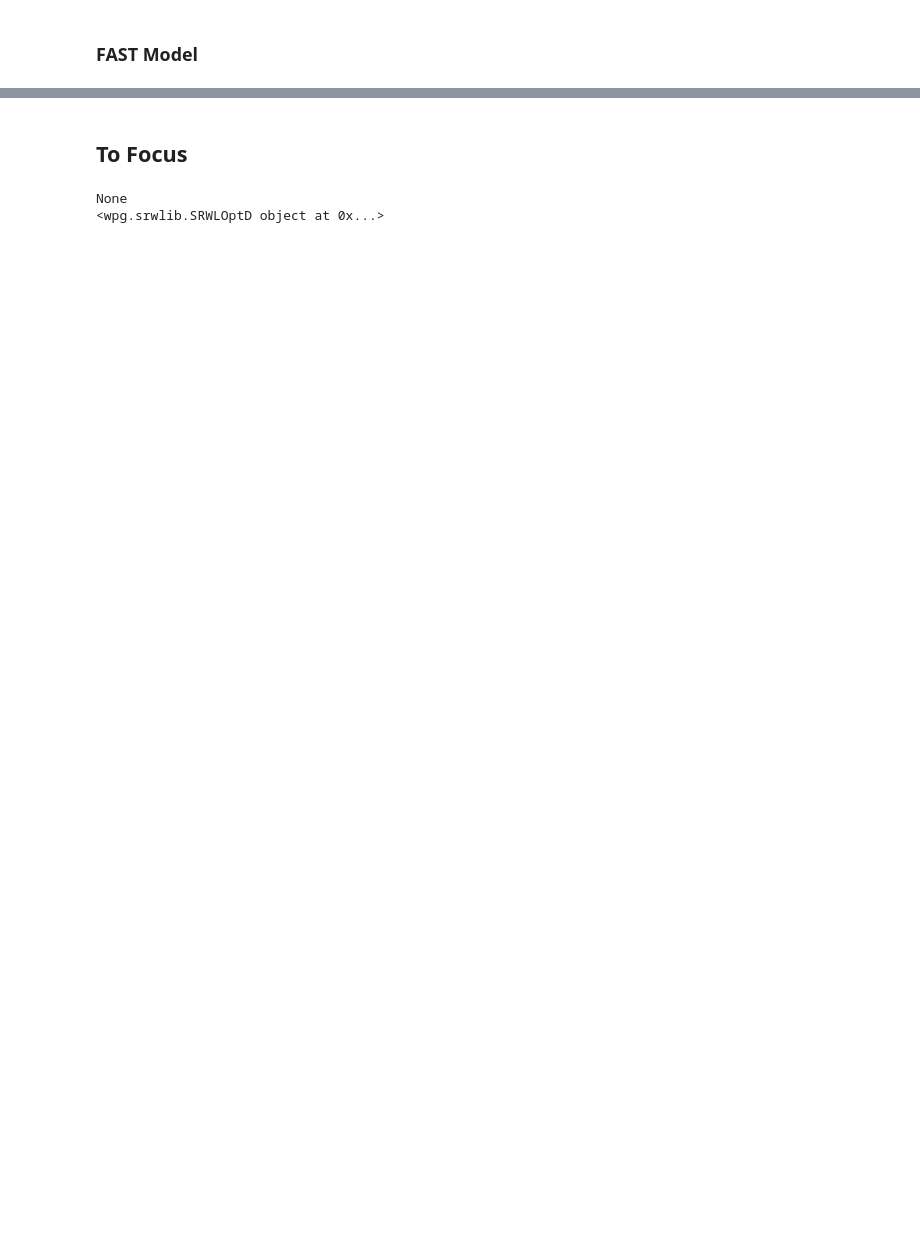
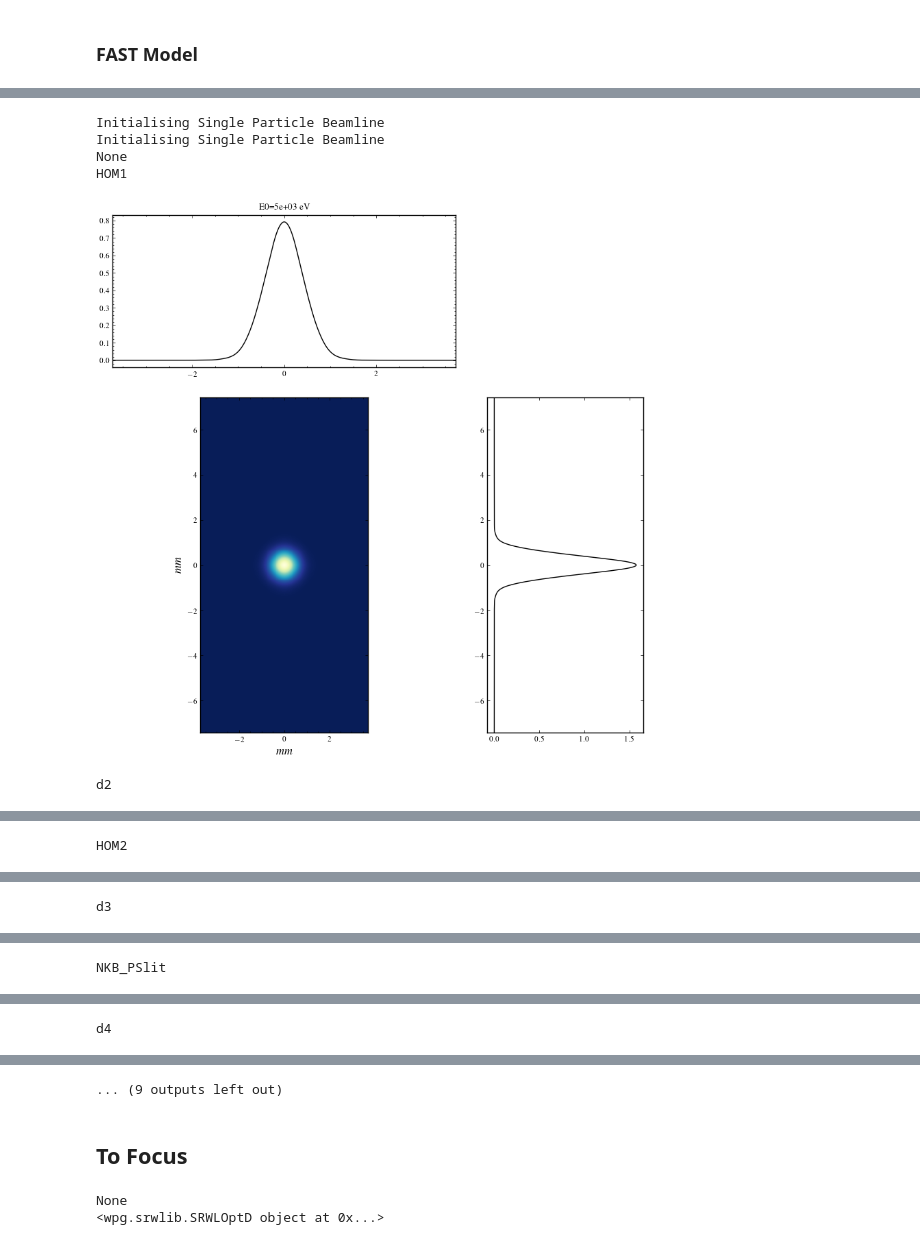
Before and after one commit to twguest/FELpy, a Jupyter notebook: desy/notebooks/simulation/Generalised Model/case_one.ipynb, the cells around one changed output, grey strips where cells are left out. Cells and saved outputs as stored; diff of their text form; code cells hidden in the pictures; blank space fills up the shorter version.

```diff
--- a/desy/notebooks/simulation/Generalised Model/case_one.ipynb
+++ b/desy/notebooks/simulation/Generalised Model/case_one.ipynb
@@ -241,0 +171,60 @@ spb.get_mirror_profile("HOM2")
+# %%
+import os
+
+from wpg.wpg_uti_wf import plot_intensity_map
+
+from felpy.model.tools import scale
+from felpy.model.wavefront import Wavefront
+from felpy.model.beamlines.exfel_spb.methods import setup_spb
+from felpy.analysis.dataset import Dataset
+
+from labwork.about import dCache
+from felpy.model.beamline import Beamline
+from wpg.optical_elements import Aperture, Drift
+from felpy.model.tools import propagation_parameters
+
+from felpy.model.source import SA1_Source, Source_WPG
+from felpy.model.mesh import Mesh
+from felpy.analysis.statistics.correlation import norm
+
+mesh = Mesh(nx = 512, ny = 512, xMin = -300e-06, xMax = 300e-06, yMin= -300e-06, yMax= 300e-06)
+src_GM = SA1_Source(ekev = 4.98, q = 0.25, S = 1, mesh = mesh)
+
+spb_GM = setup_spb(parameter_file = "/gpfs/exfel/data/user/guestt/FELpy/felpy/data/params/spb-sfx_nkb_GM_4.98.json", theta_KB = 5e-03, theta_HOM = 5.0e-03, crop = ['d1'], surface = False)#bl = spb.bl
+spb_GM.edit_propagation_parameters("d1", propagation_parameters(1/5,1,1/5,1,'fraunhofer'))
+
+spb_GM.bl.propagate(src_GM.wfr)
+
+fov_x = src_GM.wfr.params.Mesh.xMax-src_GM.wfr.params.Mesh.xMin
+fov_y = src_GM.wfr.params.Mesh.yMax-src_GM.wfr.params.Mesh.yMin
+
+nx = src_GM.mesh.nx
+ny = src_GM.mesh.ny
+
+spb = setup_spb(parameter_file = "/gpfs/exfel/data/user/guestt/FELpy/felpy/data/params/spb-sfx_nkb_GM_4.98.json",
+                theta_KB = 5e-03, theta_HOM = 5.0e-03, crop = ['HOM1', 'NVE'], surface = 'flat')
+
+spb.edit_propagation_parameters("HOM1", propagation_parameters(1/2, 1, 1/2, 1 ,mode = 'fresnel'))
+spb.edit_propagation_parameters("NVE_error", propagation_parameters(1,1,1/2,1, mode = 'fresnel'))
+spb.edit_propagation_parameters("NKB_PSlit", propagation_parameters(1/2, 1, 1/2, 1 ,mode = 'fresnel'))
+spb.edit_propagation_parameters("d5", propagation_parameters(1/2, 1, 1/2, 1 ,mode = 'quadratic'))
+
+spb.remove_element("d1")
+#spb.remove_element("NVE_error")
+#spb.remove_element("NVE")
+#spb.remove_element("d5")
+spb.remove_element("NHE_error")
+spb.list_elements
+
+#spb.bl.append(Drift(2.2), propagation_parameters(2,2,2,2, mode = 'converge'))
+spb.bl.propagate_sequential(src_GM.wfr)
+print(src_GM.mesh.__dict__)
+fx,fy = src_GM.wfr.get_fwhm()
+src_GM.wfr.store_hdf5("./src_GM.h5")
+# %% [output]
+Initialising Single Particle Beamline
+Initialising Single Particle Beamline
+None
+HOM1
+[figure, added]
+d2
@@ -241,0 +232 @@ spb.get_mirror_profile("HOM2")
+HOM2
@@ -241,0 +234 @@ spb.get_mirror_profile("HOM2")
+d3
@@ -241,0 +236 @@ spb.get_mirror_profile("HOM2")
+NKB_PSlit
@@ -241,0 +238 @@ spb.get_mirror_profile("HOM2")
+d4
@@ -242,3 +240,4 @@ spb.get_mirror_profile("HOM2")
+... (9 outputs left out)
 # %% [markdown]
 ## To Focus
 # %%
```
Also changed, not shown: parts of 10 cells of this notebook, 4 other files.
